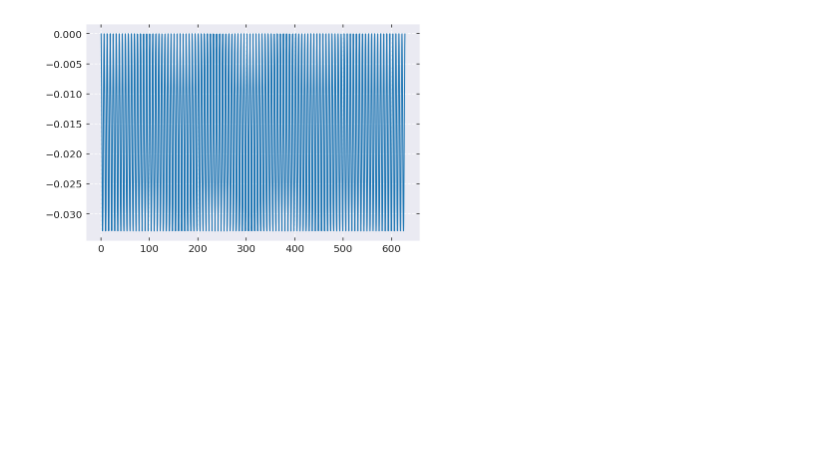
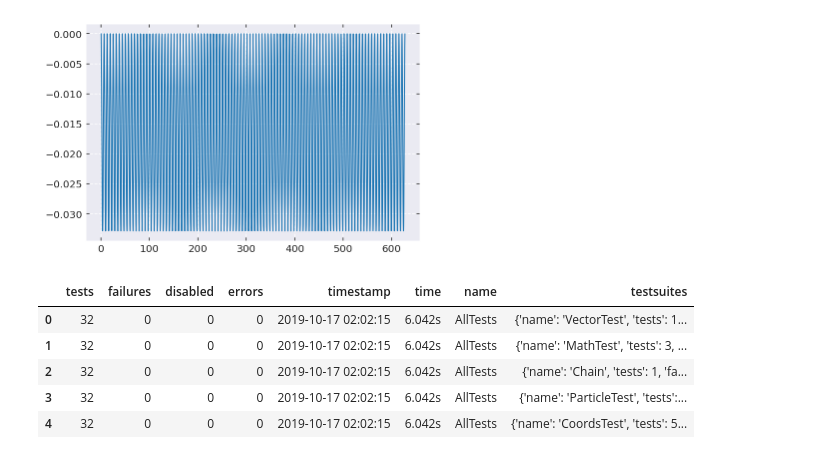
Before and after one commit to YihanWangAstro/SpaceHub, a Jupyter notebook: draw.ipynb, the cells around one changed output. Saved outputs shown, nothing was run; the diff lists cells and outputs as text; code cells hidden in the pictures; blank space fills up the shorter version.

```diff
--- a/draw.ipynb
+++ b/draw.ipynb
@@ -71,3 +71,13 @@ plt.plot(energy['time'], do,'-', lw=1)
 # %% [output]
 [<matplotlib.lines.Line2D at 0x...>]
 [figure]
+# %%
+df=pd.read_json('unit_test.json')
+df
+# %% [output]
+|  | tests | failures | disabled | errors | timestamp | time | name | testsuites |
+| 0 | 32 | 0 | 0 | 0 | 2019-10-17 02:02:15 | 6.042s | AllTests | {'name': 'VectorTest', 'tests': 1... |
+| 1 | 32 | 0 | 0 | 0 | 2019-10-17 02:02:15 | 6.042s | AllTests | {'name': 'MathTest', 'tests': 3, ... |
+| 2 | 32 | 0 | 0 | 0 | 2019-10-17 02:02:15 | 6.042s | AllTests | {'name': 'Chain', 'tests': 1, 'fa... |
+| 3 | 32 | 0 | 0 | 0 | 2019-10-17 02:02:15 | 6.042s | AllTests | {'name': 'ParticleTest', 'tests':... |
+| 4 | 32 | 0 | 0 | 0 | 2019-10-17 02:02:15 | 6.042s | AllTests | {'name': 'CoordsTest', 'tests': 5... |
```
Also changed, not shown: 7 other files.
